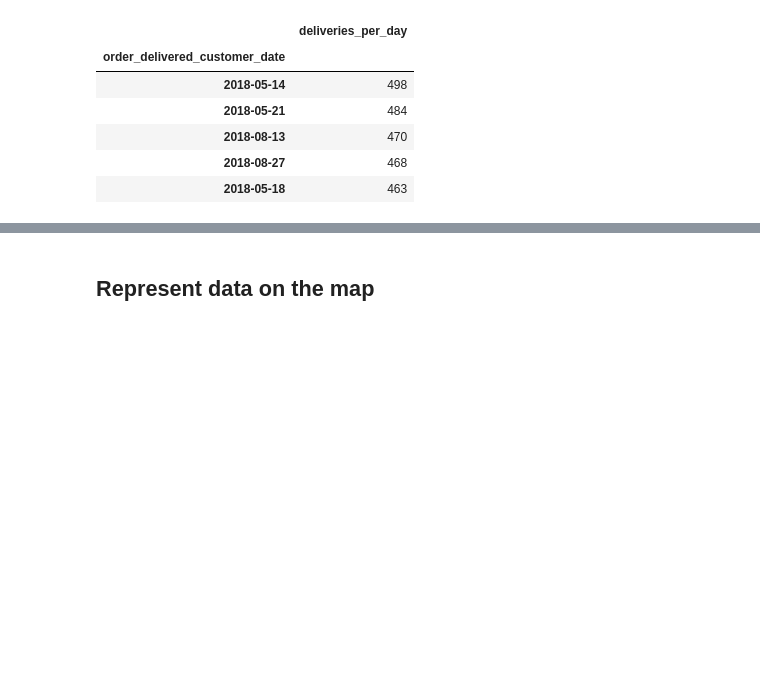
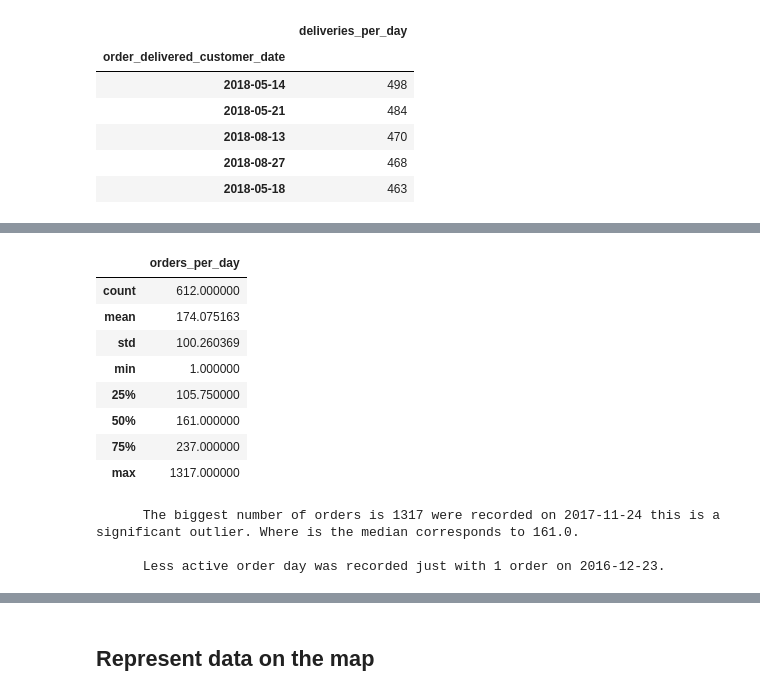
Before and after one commit to Ksyu22/olist_ecommerce, a Jupyter notebook: olist_ecommerce/notebooks/eda_delivery_prediction.ipynb, the cells around one changed output, grey strips where cells are left out. Cells and saved outputs as stored; diff of their text form; code cells hidden in the pictures; blank space fills up the shorter version.

```diff
--- a/olist_ecommerce/notebooks/eda_delivery_prediction.ipynb
+++ b/olist_ecommerce/notebooks/eda_delivery_prediction.ipynb
@@ -722 +742,22 @@ def get_max_min(df_name, column_name):
+# %%
+daily_order.describe()
+# %% [output]
+|  | orders_per_day |
+| count | 612.000000 |
+| mean | 174.075163 |
+| std | 100.260369 |
+| min | 1.000000 |
+| 25% | 105.750000 |
+| 50% | 161.000000 |
+| 75% | 237.000000 |
+| max | 1317.000000 |
+# %%
+print(f"""
+      The biggest number of orders is {y_max} were recorded on {str(x_max[0])} this is a significant outlier. Where is the median corresponds to {daily_order.orders_per_day.median()}.\n
+      Less active order day was recorded just with {y_min} order on {str(x_min[0])}.
+      """)
+# %% [output]
+      The biggest number of orders is 1317 were recorded on 2017-11-24 this is a significant outlier. Where is the median corresponds to 161.0.
+
+      Less active order day was recorded just with 1 order on 2016-12-23.
 # %%
```
Also changed, not shown: parts of 13 cells of this notebook.
